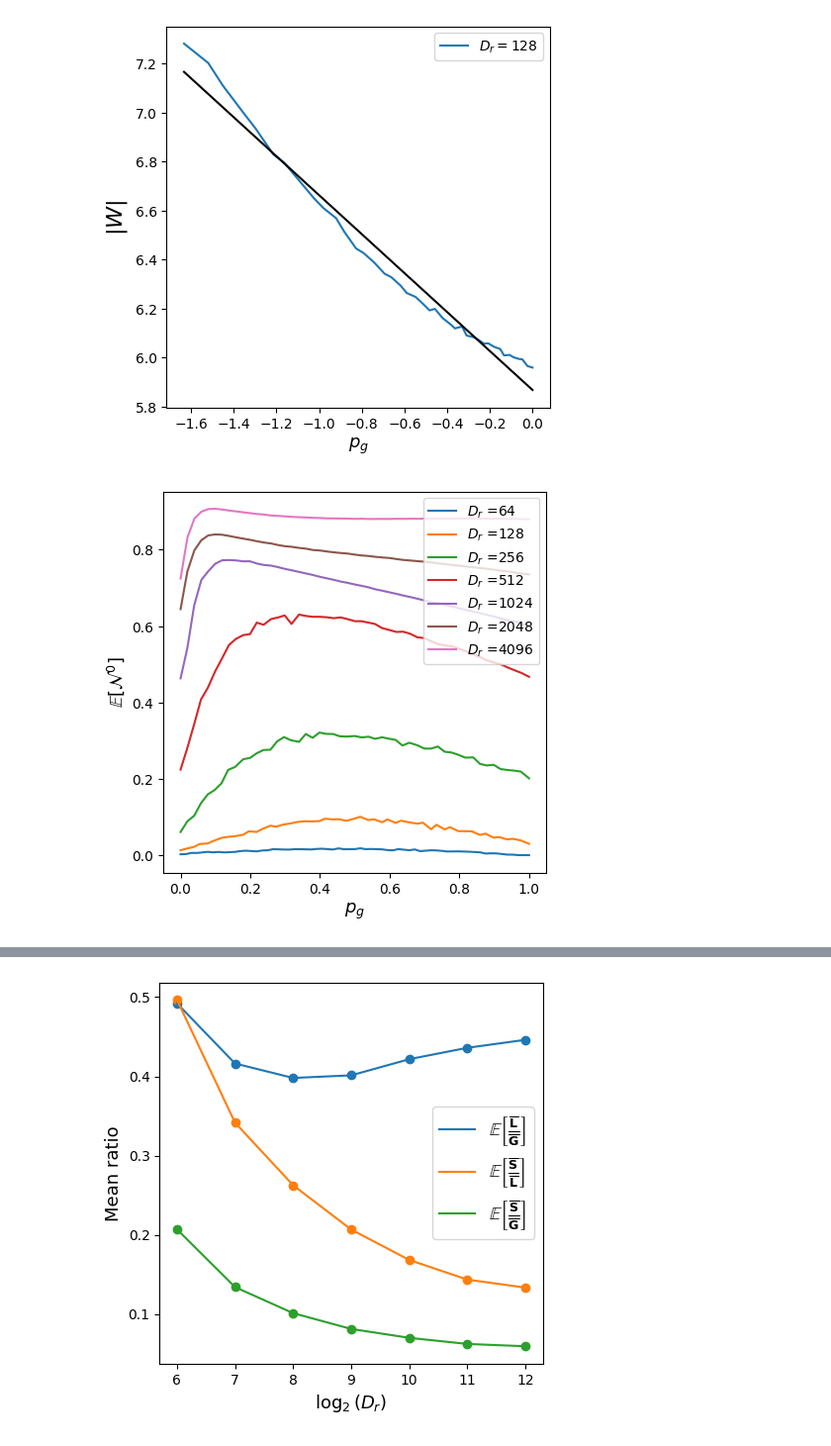
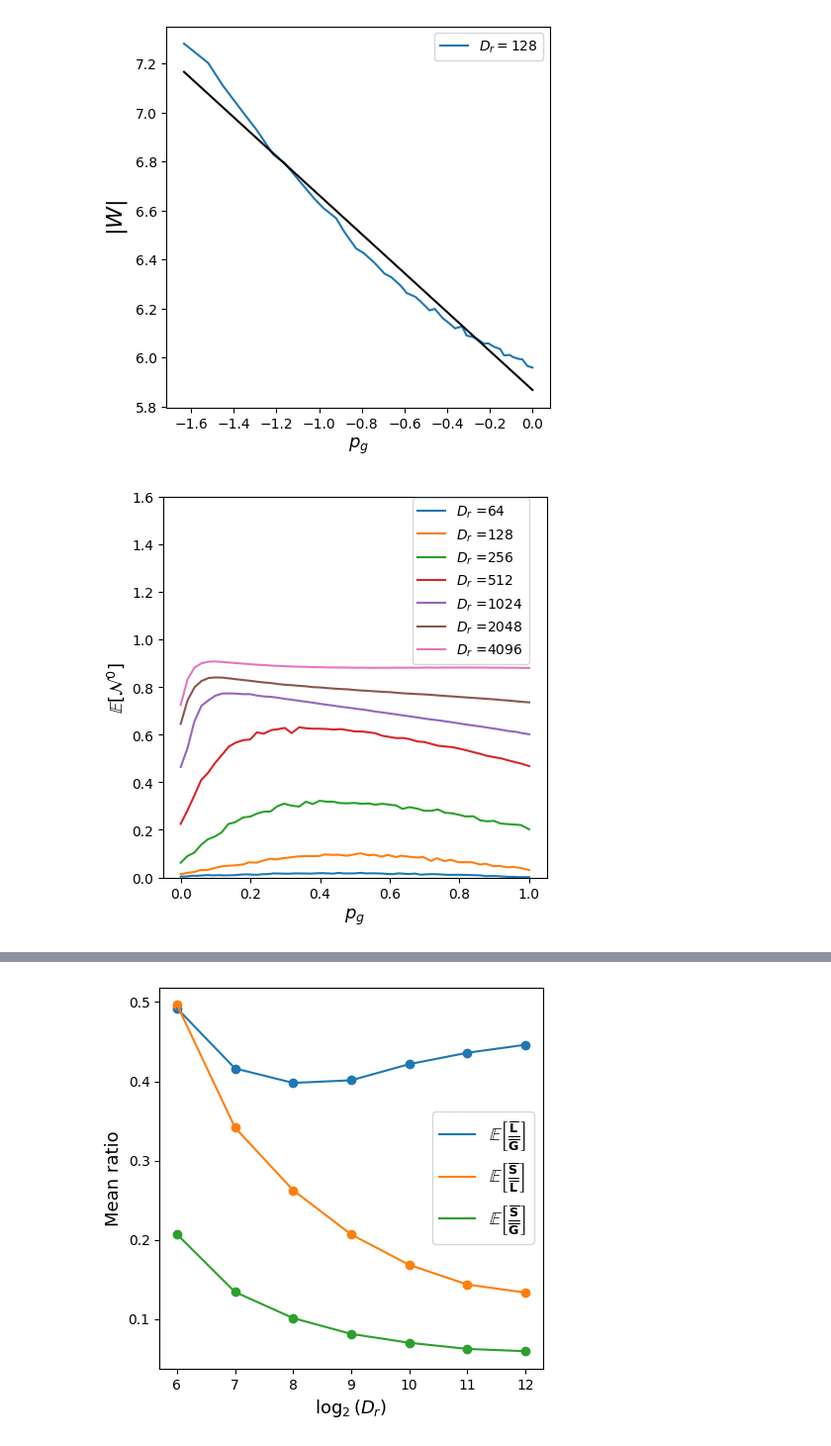
Before and after one commit to pinakm9/random-feature-map, a Jupyter notebook: notebooks/Section-4.1-4.3.ipynb, the cells around one changed output, grey strips where cells are left out. Shown at 99% size. Cells and saved outputs as stored; diff of their text form; code cells hidden in the pictures.

```diff
--- a/notebooks/Section-4.1-4.3.ipynb
+++ b/notebooks/Section-4.1-4.3.ipynb
@@ -93,9 +93,11 @@ for j, item in enumerate(values[-1]):
     axs[i].legend(fontsize=10, loc='upper left')
     axs[i+1].set_xlabel(r'$p_g$', fontsize=13)
     axs[i+1].set_ylabel(r'$\frac{\sigma[\tau_f]}{\mathbb{E}[\tau_f]}$', fontsize=18)
-    axs[i+1].legend(fontsize=10, loc='upper left')
+    # axs[i+1].legend(fontsize=10, loc='upper left')
 ax1.axvline(x=0.33, c='lightgrey')
 ax2.axvline(x=0.33, c='lightgrey')
+ax2.legend(loc=(0.6, 0.37))
+ax1.set_ylim((0.8, 6.5))
 # fig.suptitle(r'$D_r=300, N=20000$')
 # ax2.set_title(r'$\beta=4\times10^{-5}, N=20000$')
 # ax3.set_title(r'$D_r=300, N=20000$')
@@ -287,0 +320,6 @@ TypeError: '>' not supported between instances of 'str' and 'int'
+# %%
+fig = plt.figure(figsize=(5, 5))
+ax1 = fig.add_subplot(111)
+x = np.linspace(0.1, 0.5, 50)
+ax1.scatter(N_s_0, N_0)
+ax1.plot(x, x)
@@ -374,34 +415,36 @@ ax = fig.add_subplot(111)
 save_folders = [ '../data/L63-Strategy-varying-trainsize/',\
                 '../data/L63-Strategy-varying-featuresize/', '../data/L63-Strategy-varying-beta/']
 Ms = [12, 10, 13, 25]
 values = [[625*2**n for n in range(1, Ms[1], 2)], [2**n for n in range(6, Ms[2])], [13, 17, 19, 21, 25]]
 values_ = [[np.log2(625*2**n) for n in range(1, Ms[1], 2)], [n for n in range(6, Ms[2])], [13, 17, 19, 21, 25]]
 vars = ['N', r'$D_r$', r'$-\log_2\beta$']
 vars_ = [r'$\log_2(\text{sample size})$', r'$\log_2(\text{train size})$', r'$\log_2(D_r)$', r'$-\log_2\beta$']
 
 
 
 colors = sns.color_palette()#('husl', len(values[i]))
 ax.set_prop_cycle('color', colors)
 i = 1
 for j, item in enumerate(values[i]):
     if 2*j < len(values[i]):
         ls = 'solid'
     else:
         ls = 'solid'
     bsa = sr1.BatchStrategyAnalyzer_SMLR(save_folders[i] + str(item))
     tau, std = bsa.get_line('0_cols_W')
     ax.plot(bsa.percents, tau, label=f'{vars[i]} ={item}', linestyle=ls)
     # ax.scatter(bsa.percents, tau, s=10, marker='x')
     # axs[i+2].plot(bsa.percents, std/tau, label=f'{vars[i]} ={item}', linestyle=ls)
 ax.set_xlabel(r'$p_g$', fontsize=13)
 ax.set_ylabel(r'$\mathbb{E}[\mathcal{N}^0]$', fontsize=13)
-ax.legend(fontsize=10, loc='upper right')
-
+ax.legend(fontsize=10, loc=(0.65, 0.56))
+ax.set_ylim((0, 1.6))
 ax1.set_title(r'$D_r=300, \beta=4\times10^{-5}$')
+yticks = ax1.yaxis.get_major_ticks()
+yticks[-1].set_visible(False)
 # ax.set_title(r'$\beta=4\times10^{-5}, N=20000$')
 # ax3.set_title(r'$D_r=300, N=20000$')
 plt.subplots_adjust(hspace=0.16, wspace=0.3)
-plt.savefig(f'../data/plots/zero_cols.png', dpi=300, bbox_inches='tight')
+plt.savefig(f'../data/plots/zero_cols-legend-y.png', dpi=300, bbox_inches='tight')
 # %% [output]
-[figure, old version]
+[figure, new version]
```
Also changed, not shown: parts of 5 cells of this notebook, 2 other files.
